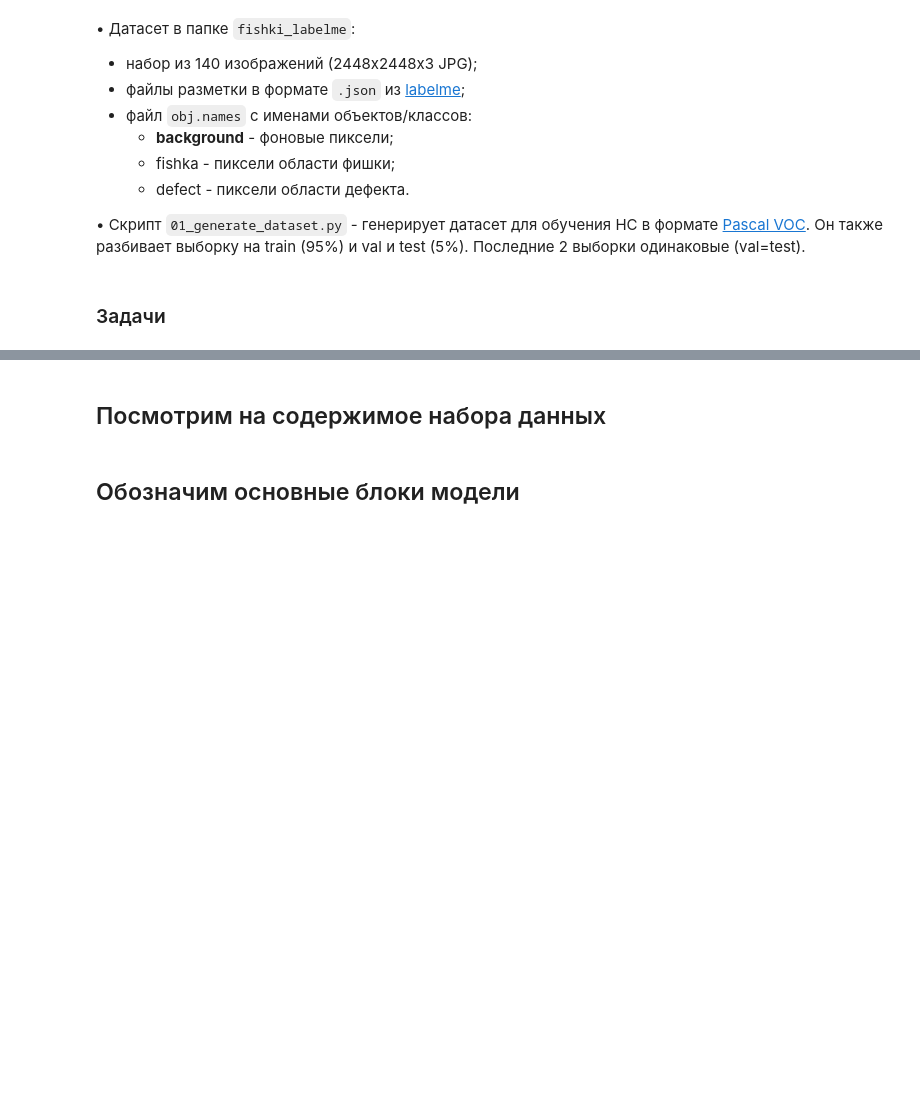
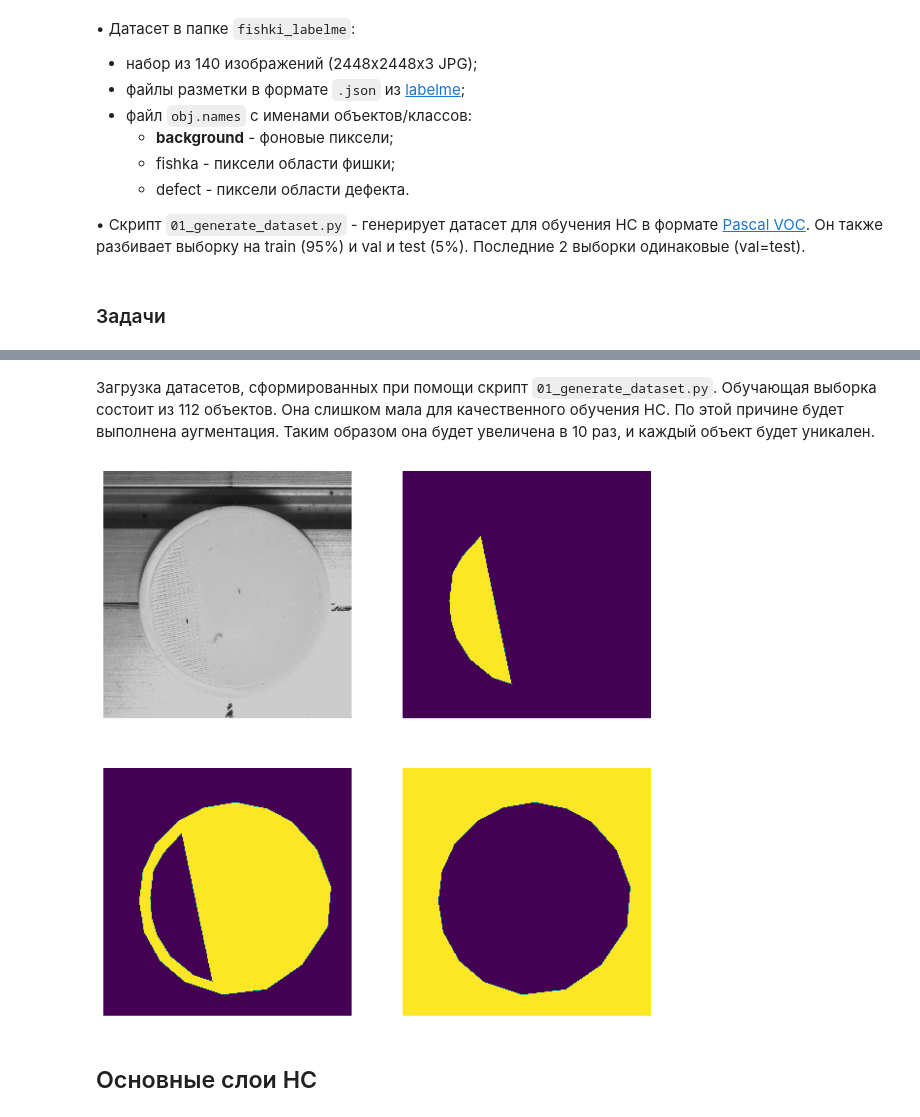
Before and after one commit to Danspers/Fishki-CV, a Jupyter notebook: Fishki_CV.ipynb, the cells around one changed output, grey strips where cells are left out. Drawn from its saved outputs; the diff is of its cells as text; code cells hidden in the pictures; blank space fills up the shorter version.

```diff
--- a/Fishki_CV.ipynb
+++ b/Fishki_CV.ipynb
@@ -74,6 +80,5 @@ print(f'GPU is {"ON" if tf.config.list_physical_devices("GPU") else "OFF" }')
 # %%
-CLASSES = 3 # кол-во классов + один класс обозначающий задний план
-COLORS = ['black', 'red', 'green'] # цветовое обозначение классов
-
-SAMPLE_SIZE = (256, 256) # размер входного изображения для НС
-OUTPUT_SIZE = (256, 256) # (2448, 2448) # размер изображения на выходе НС
+CLASSES = 3
+COLORS = ['black', 'red', 'green']
+SAMPLE_SIZE = (256, 256)
+OUTPUT_SIZE = (2448, 2448)
@@ -80,10 +87,11 @@ OUTPUT_SIZE = (256, 256) # (2448, 2448) # размер изображения н
 # %%
 # функция загрузки и преобразования фото и маски
 def load_images(image, mask):
-    image = tf.io.read_file(image) # чтение фото
-    image = tf.io.decode_jpeg(image) # декодирование
-    image = tf.image.resize(image, OUTPUT_SIZE) #
+    image = tf.io.read_file(image)
+    image = tf.io.decode_jpeg(image)
+    image = tf.image.resize(image, OUTPUT_SIZE) # стандартизация размера фото я маски
     image = tf.image.convert_image_dtype(image, tf.float32)
+    image = image * 0.8 # избавление от засветов
     image = image / 255.0 # нормализация фото (масштабирование будущих признаков)
 
     # аналогичная операция выполняется для маски
@@ -93,6 +101,7 @@ def load_images(image, mask):
     mask = tf.image.resize(mask, OUTPUT_SIZE)
     mask = tf.image.convert_image_dtype(mask, tf.float32)
 
+    # создание многоканальной маски (индивидуальной для каждого объекта)
     masks = []
     uniq_values, uniq_id = tf.unique(tf.reshape(mask, [-1]))
 
@@ -102,4 +111,8 @@ def load_images(image, mask):
     masks = tf.stack(masks, axis=2)
     masks = tf.reshape(masks, OUTPUT_SIZE + (CLASSES,))
 
+    # назначение входного для НС размера фото
+    image = tf.image.resize(image, SAMPLE_SIZE)
+    masks = tf.image.resize(masks, SAMPLE_SIZE)
+
     return image, masks
@@ -172 +159,4 @@ def get_image_dataset(sample):
+# %% [markdown]
+Загрузка датасетов, сформированных при помощи скрипт `01_generate_dataset.py`.
+Обучающая выборка состоит из 112 объектов. Она слишком мала для качественного обучения НС. По этой причине будет выполнена аугментация. Таким образом она будет увеличена в 10 раз, и каждый объект будет уникален.
 # %%
@@ -190,2 +178,0 @@ train
-# %% [markdown]
-## Посмотрим на содержимое набора данных
@@ -214,2 +179,22 @@ plt.close()
+# %%
+# контроль загрузки фото и корректной обработки маски
+image, masks = load_images('fishki_voc_dataset/JPEGImages/00000001.jpg', 'fishki_voc_dataset/SegmentationClass/00000001.png')
+
+fig, ax = plt.subplots(nrows = 2, ncols = 2, figsize=(10, 10), dpi=125)
+ax[0, 0].set_axis_off()
+ax[0, 0].imshow(image)
+
+ax[0, 1].imshow(masks[:, :, 2])
+ax[0, 1].set_axis_off()
+
+ax[1, 0].imshow(masks[:, :, 1])
+ax[1, 0].set_axis_off()
+
+ax[1, 1].imshow(masks[:, :, 0])
+ax[1, 1].set_axis_off()
+
+plt.show()
+# %% [output]
+[figure, added]
 # %% [markdown]
-## Обозначим основные блоки модели
+## Основные слои НС
```
Also changed, not shown: parts of 32 cells of this notebook, 1 other file.
